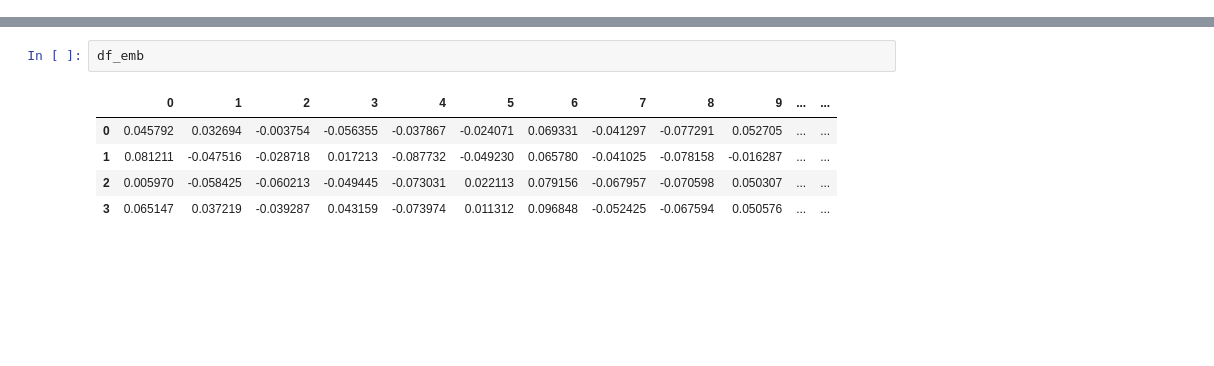
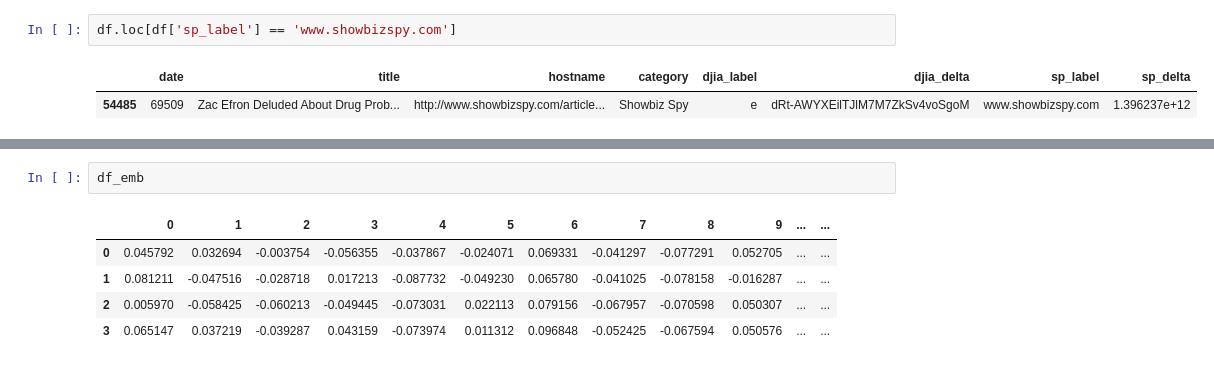
Before and after one commit to jamesliao2016/cs230, a Jupyter notebook: project_data.ipynb, the cells around one changed output, grey strips where cells are left out. Saved outputs shown, nothing was run; the diff lists cells and outputs as text; blank space fills up the shorter version.

```diff
--- a/project_data.ipynb
+++ b/project_data.ipynb
@@ -49,0 +38,5 @@ array([[ 0.04579201,  0.03269383, -0.00375404, ...,  0.02938574,
+# %%
+df.loc[df['sp_label'] == 'www.showbizspy.com']
+# %% [output]
+|  | date | title | hostname | category | djia_label | djia_delta | sp_label | sp_delta |
+| 54485 | 69509 | Zac Efron Deluded About Drug Prob... | http://www.showbizspy.com/article... | Showbiz Spy | e | dRt-AWYXEilTJlM7M7ZkSv4voSgoM | www.showbizspy.com | 1.396237e+12 |
```
Also changed, not shown: parts of 5 cells of this notebook, 1 other file.
